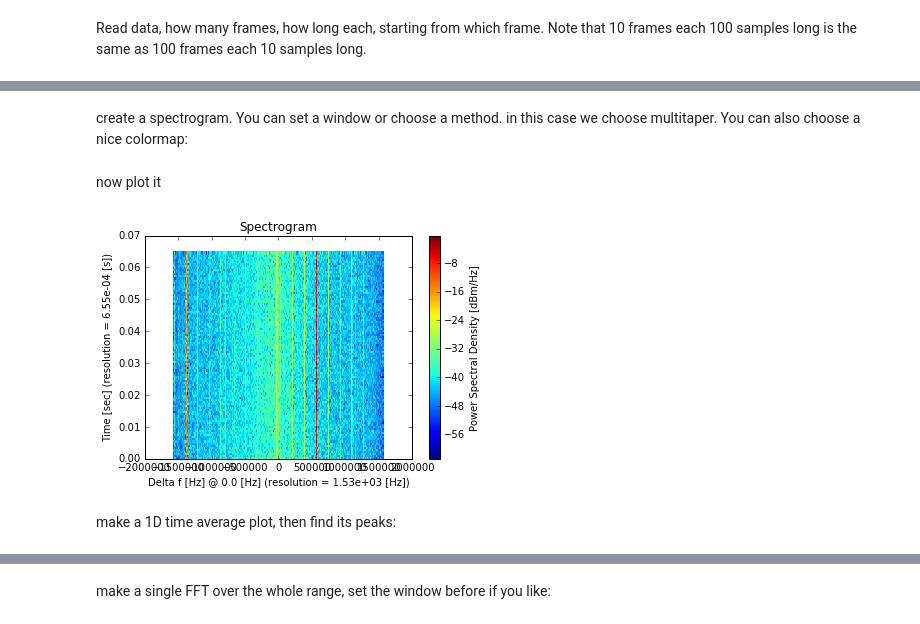
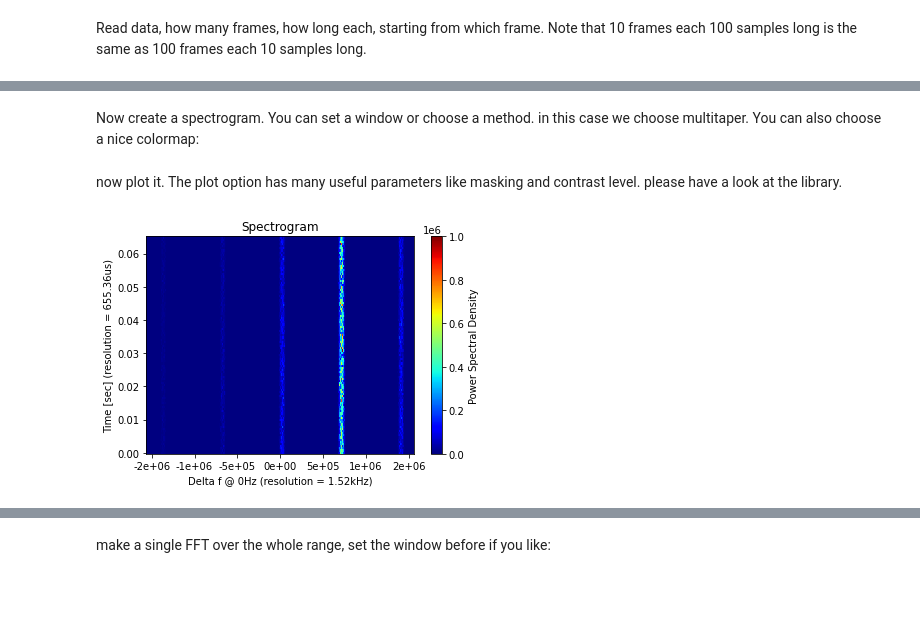
Before and after one commit to xaratustrah/iqtools, a Jupyter notebook: doc/quick_introduction_iqtools.ipynb, the cells around one changed output, grey strips where cells are left out. Saved outputs shown, nothing was run; the diff lists cells and outputs as text; code cells hidden in the pictures; blank space fills up the shorter version.

```diff
--- a/doc/quick_introduction_iqtools.ipynb
+++ b/doc/quick_introduction_iqtools.ipynb
@@ -60,3 +47,5 @@ iq_data = TIQData(filename)
+# %%
+iq = get_iq_object(filename)
 # %% [markdown]
 Read data, how many frames, how long each, starting from which frame. Note that 10 frames each 100 samples long is the same as 100 frames each 10 samples long.
 # %%
@@ -63,0 +55,3 @@ iq_data.read(nframes= 100, lframes=2048, sframes=500)
+# %%
+lframes = 2048
+nframes = 100
@@ -64,14 +62,12 @@ iq_data.read(nframes= 100, lframes=2048, sframes=500)
 # %% [markdown]
-create a spectrogram. You can set a window or choose a method. in this case we choose multitaper. You can also choose a nice colormap:
+Now create a spectrogram. You can set a window or choose a method. in this case we choose multitaper. You can also choose a nice colormap:
 # %%
-iq_data.window='hamming'
-iq_data.method='mtm'
-xx, yy, zz = iq_data.get_power_spectrogram(nframes= 100, lframes=2048)
+iq.window='hamming'
+iq.method='mtm'
+xx, yy, zz = iq.get_power_spectrogram(nframes= nframes, lframes=lframes)
-# %% [markdown]
-now plot it
+# %% [markdown]
+now plot it. The plot option has many useful parameters like masking and contrast level. please have a look at the library.
 # %%
-plot_spectrogram_dbm(xx, yy, zz)
+plot_spectrogram(xx, yy, zz)
 # %% [output]
-[figure, old version]
+[figure, new version]
-# %% [markdown]
-make a 1D time average plot, then find its peaks:
```
Also changed, not shown: parts of 22 cells of this notebook, 2 other files.
